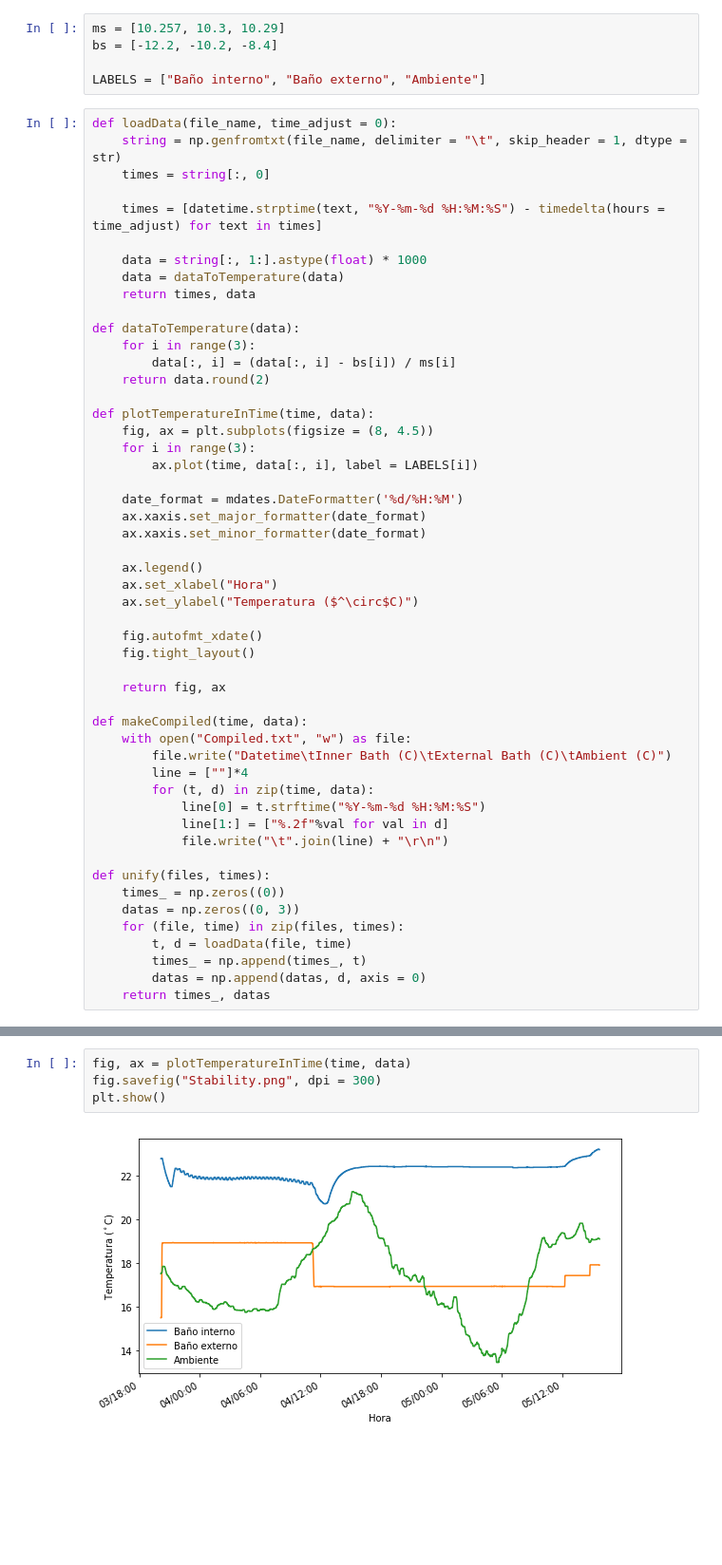
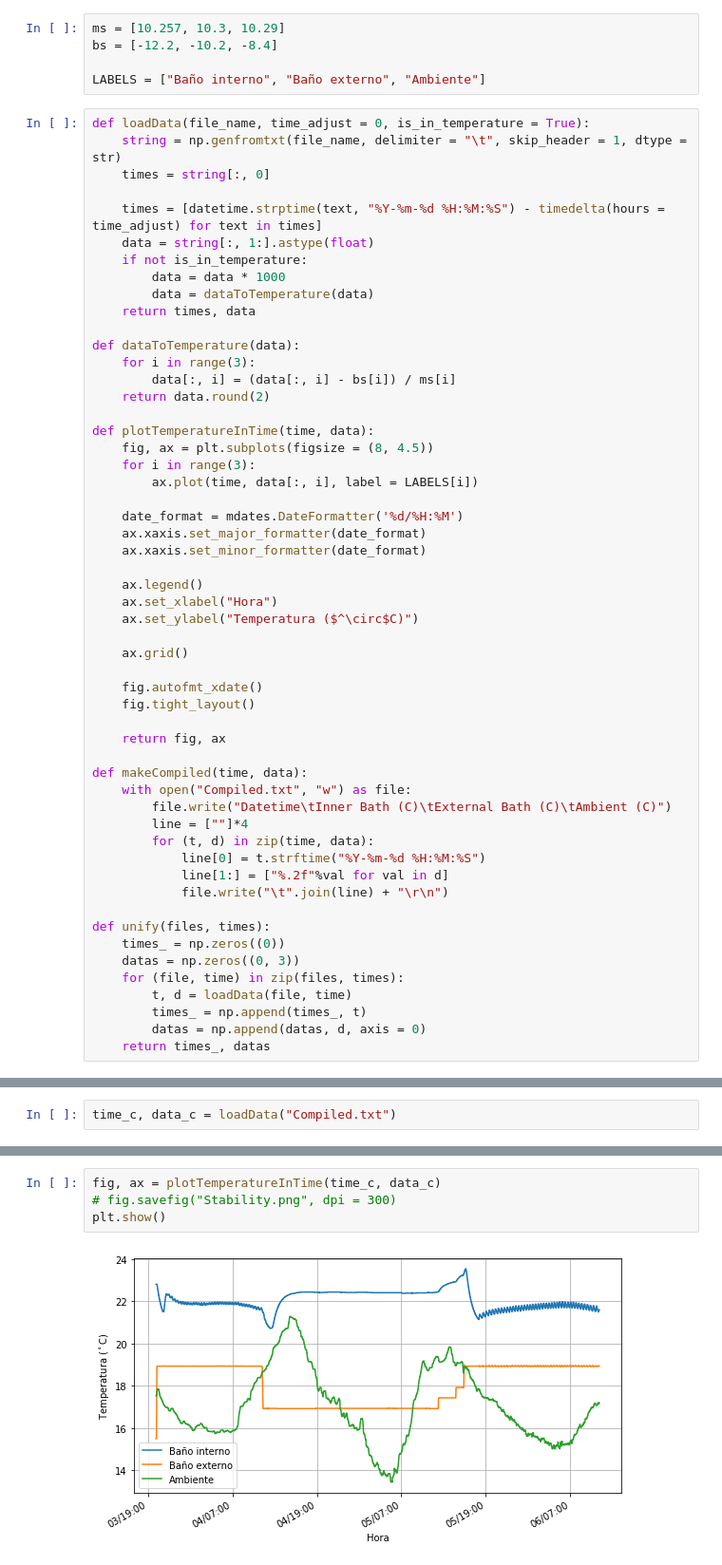
Before and after one commit to jsbarbosa/TesisQuimica, a Jupyter notebook: Data/TemperatureStability/Plots.ipynb, the cells around one changed output, grey strips where cells are left out. Shown at 95% size. Saved outputs shown, nothing was run; the diff lists cells and outputs as text; blank space fills up the shorter version.

Commit message:
temperatures

```diff
--- a/Data/TemperatureStability/Plots.ipynb
+++ b/Data/TemperatureStability/Plots.ipynb
@@ -14,14 +16,15 @@ bs = [-12.2, -10.2, -8.4]
 
 LABELS = ["Baño interno", "Baño externo", "Ambiente"]
 # %%
-def loadData(file_name, time_adjust = 0):
+def loadData(file_name, time_adjust = 0, is_in_temperature = True):
     string = np.genfromtxt(file_name, delimiter = "\t", skip_header = 1, dtype = str)
     times = string[:, 0]
 
     times = [datetime.strptime(text, "%Y-%m-%d %H:%M:%S") - timedelta(hours = time_adjust) for text in times]
-
-    data = string[:, 1:].astype(float) * 1000
-    data = dataToTemperature(data)
+    data = string[:, 1:].astype(float)
+    if not is_in_temperature:
+        data = data * 1000
+        data = dataToTemperature(data)
     return times, data
 
 def dataToTemperature(data):
@@ -41,6 +44,8 @@ def plotTemperatureInTime(time, data):
     ax.legend()
     ax.set_xlabel("Hora")
     ax.set_ylabel("Temperatura ($^\circ$C)")
+
+    ax.grid()
 
     fig.autofmt_xdate()
     fig.tight_layout()
@@ -74,0 +72,2 @@ makeCompiled(time, data)
+# %%
+time_c, data_c = loadData("Compiled.txt")
@@ -75,6 +82,6 @@ makeCompiled(time, data)
 # %%
-fig, ax = plotTemperatureInTime(time, data)
-fig.savefig("Stability.png", dpi = 300)
+fig, ax = plotTemperatureInTime(time_c, data_c)
+# fig.savefig("Stability.png", dpi = 300)
 plt.show()
 # %% [output]
-[figure, old version]
+[figure, new version]
```
Also changed, not shown: parts of 5 cells of this notebook, 6 other files.
